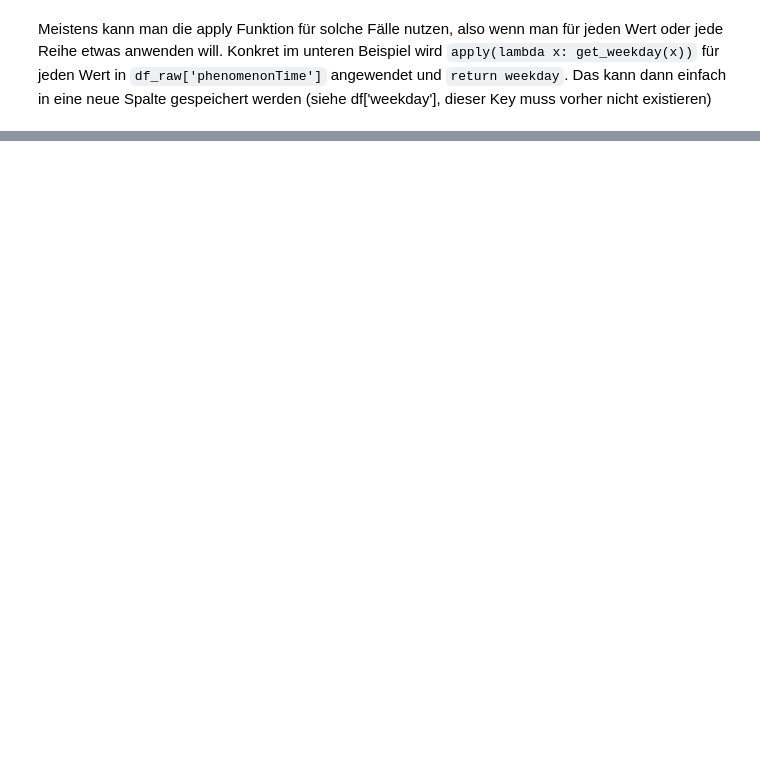
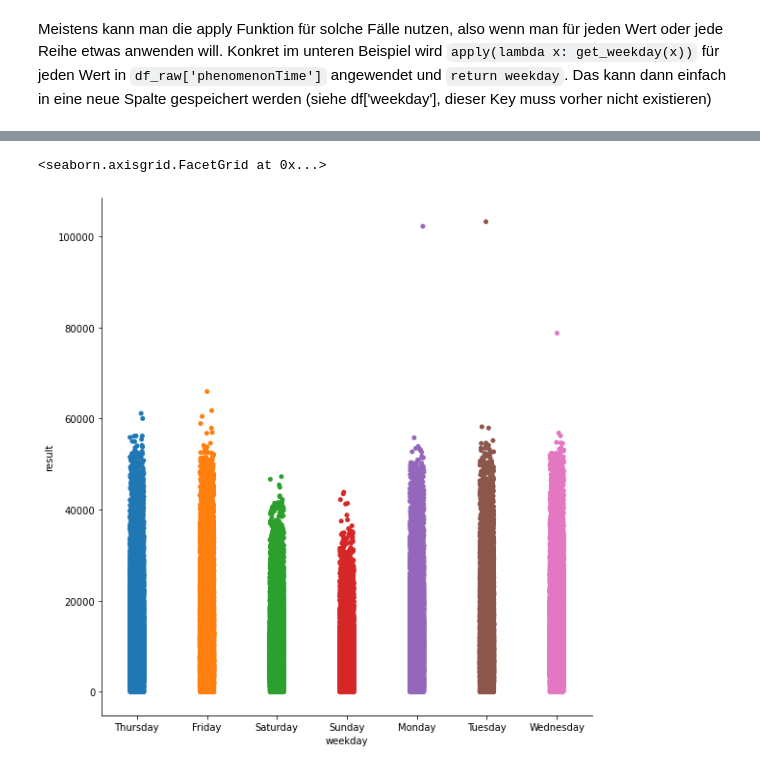
Before and after one commit to MaHag123/hh_techlabs_group12, a Jupyter notebook: data_retrieval_all_Patricia.ipynb, the cells around one changed output, grey strips where cells are left out. Saved outputs shown, nothing was run; the diff lists cells and outputs as text; code cells hidden in the pictures; blank space fills up the shorter version.

```diff
--- a/data_retrieval_all_Patricia.ipynb
+++ b/data_retrieval_all_Patricia.ipynb
@@ -241,0 +248,6 @@ df_raw.head()
+# %%
+# Amount of cars per weekday
+sns.catplot(x="weekday", y="result", data = df_raw, height=8)
+# %% [output]
+<seaborn.axisgrid.FacetGrid at 0x...>
+[figure, added]
```
Also changed, not shown: parts of 15 cells of this notebook.
